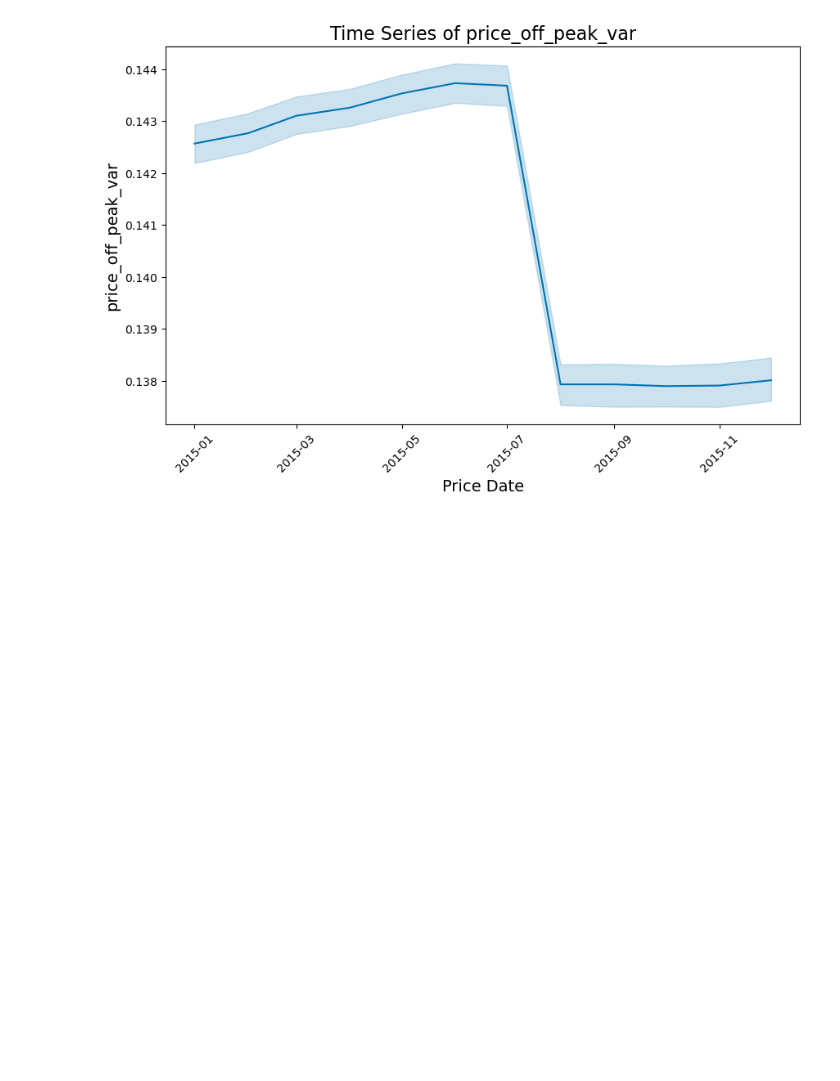
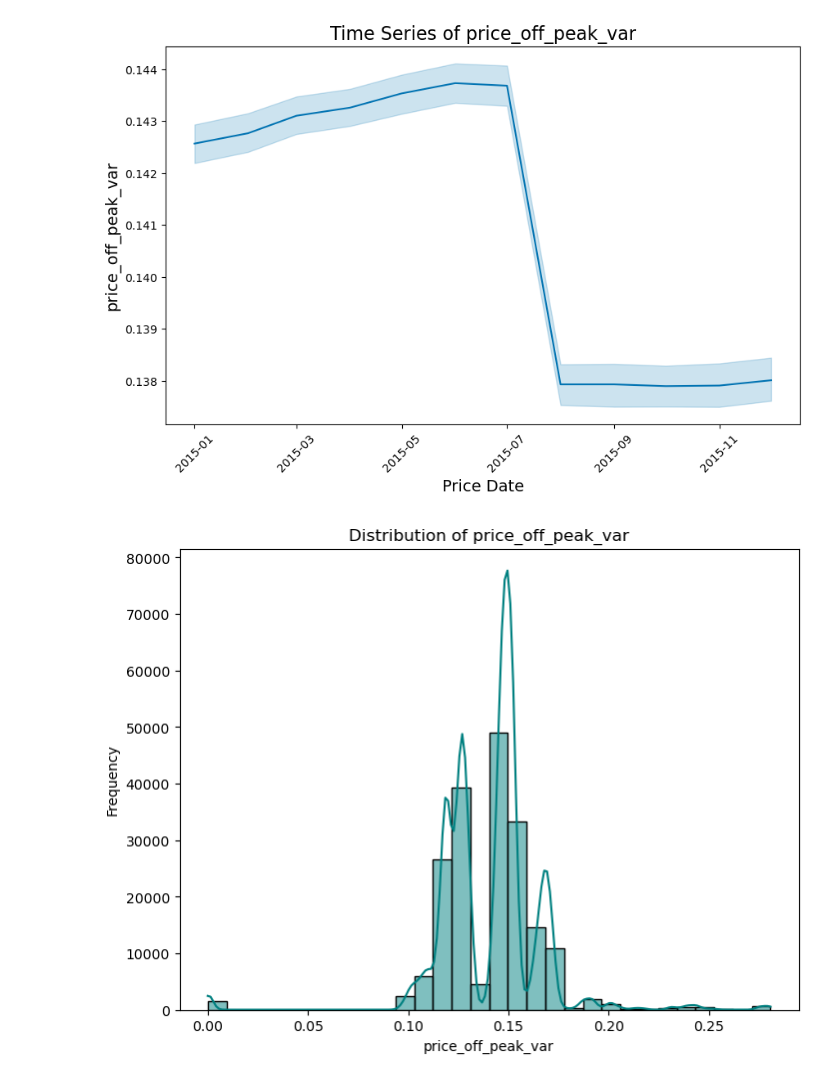
Before and after one commit to RichelCode/BCG-Virtual-Internship, a Jupyter notebook: Richel_Virtual_internship.ipynb, the cells around one changed output. Drawn from its saved outputs; the diff is of its cells as text; code cells hidden in the pictures; blank space fills up the shorter version.

```diff
--- a/Richel_Virtual_internship.ipynb
+++ b/Richel_Virtual_internship.ipynb
@@ -548,3 +548,13 @@ plt.xticks(rotation=45)
 plt.show()
 # %% [output]
 [figure]
+# %%
+# Plot histogram and KDE for 'price_off_peak_var'
+plt.figure(figsize=(8, 6))
+sns.histplot(df_1['price_off_peak_var'], kde=True, bins=30, color="teal")
+plt.title('Distribution of price_off_peak_var')
+plt.xlabel('price_off_peak_var')
+plt.ylabel('Frequency')
+plt.show()
+# %% [output]
+[figure, added]
```
Also changed, not shown: parts of 6 cells of this notebook.
